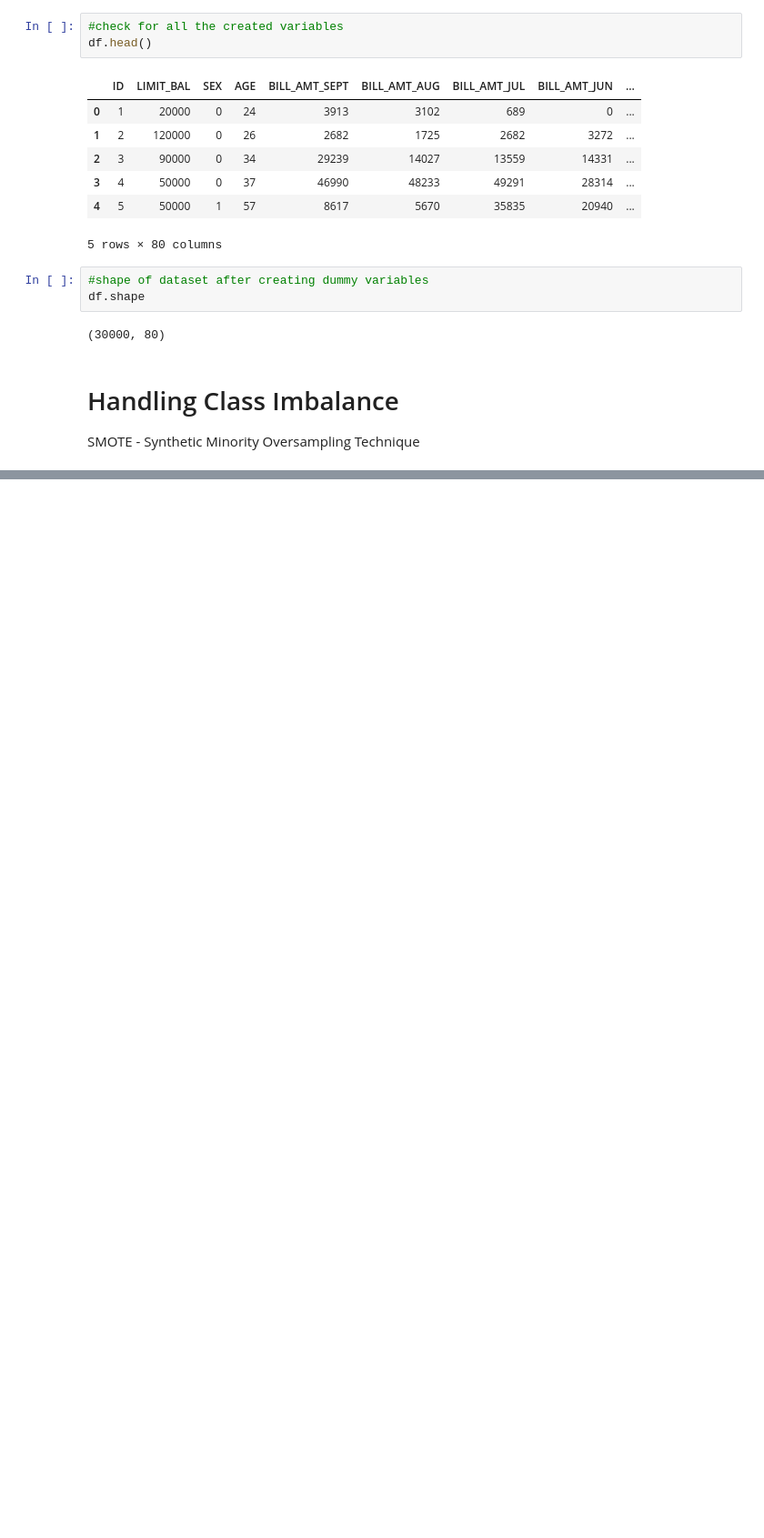
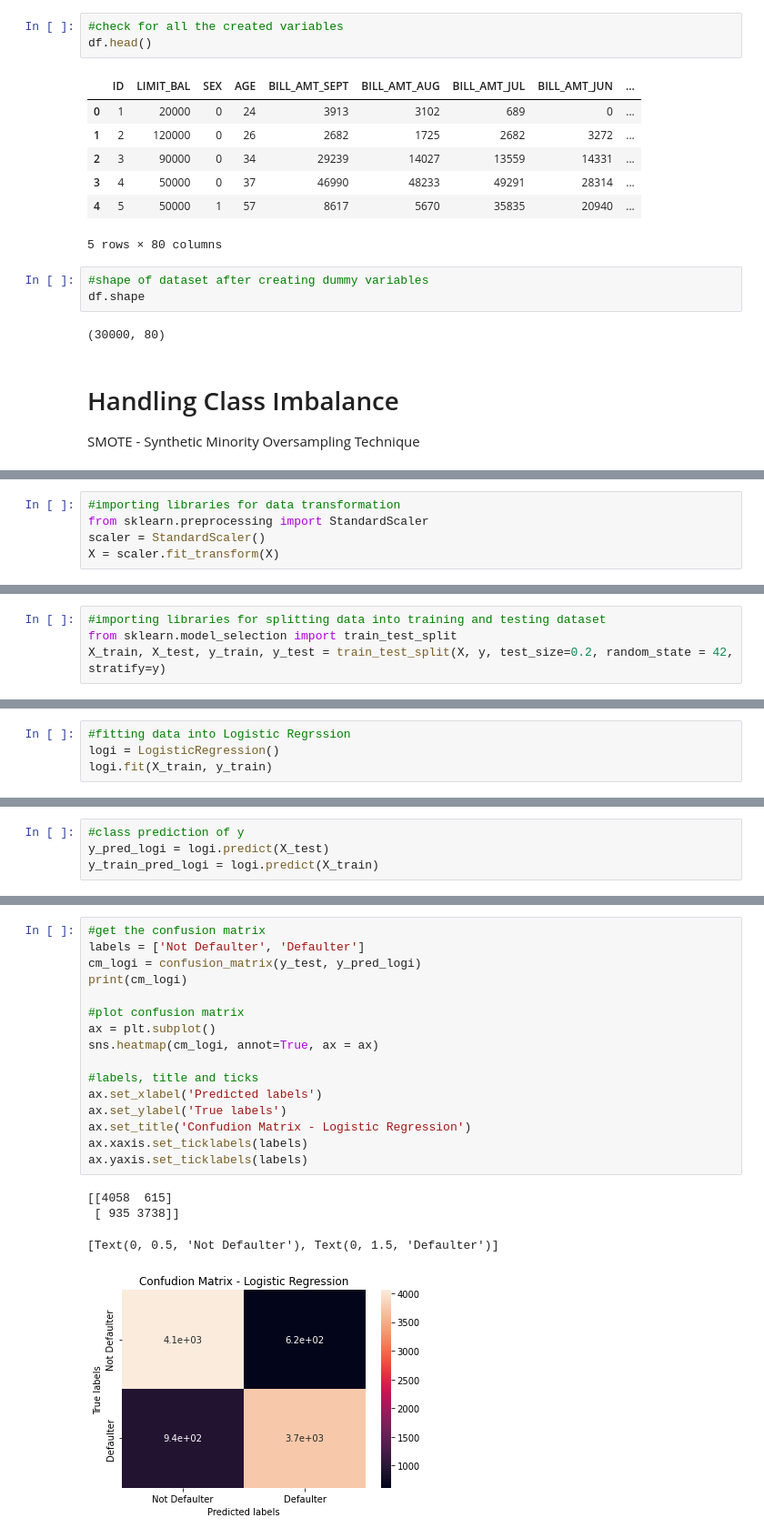
Before and after one commit to AkashK18/Credit-Card-Default-Prediction-ML-Classification, a Jupyter notebook: Credit_Card_Default_Prediction_ML_Classification.ipynb, the cells around one changed output, grey strips where cells are left out. Shown at 91% size. Drawn from its saved outputs; the diff is of its cells as text; blank space fills up the shorter version.

```diff
--- a/Credit_Card_Default_Prediction_ML_Classification.ipynb
+++ b/Credit_Card_Default_Prediction_ML_Classification.ipynb
@@ -457,0 +547,5 @@ SMOTE - Synthetic Minority Oversampling Technique
+# %%
+#importing libraries for data transformation
+from sklearn.preprocessing import StandardScaler
+scaler = StandardScaler()
+X = scaler.fit_transform(X)
@@ -457,0 +554,4 @@ SMOTE - Synthetic Minority Oversampling Technique
+# %%
+#importing libraries for splitting data into training and testing dataset
+from sklearn.model_selection import train_test_split
+X_train, X_test, y_train, y_test = train_test_split(X, y, test_size=0.2, random_state = 42, stratify=y)
@@ -457,0 +573,4 @@ SMOTE - Synthetic Minority Oversampling Technique
+# %%
+#fitting data into Logistic Regrssion
+logi = LogisticRegression()
+logi.fit(X_train, y_train)
@@ -457,0 +579,4 @@ SMOTE - Synthetic Minority Oversampling Technique
+# %%
+#class prediction of y
+y_pred_logi = logi.predict(X_test)
+y_train_pred_logi = logi.predict(X_train)
@@ -457,0 +605,21 @@ SMOTE - Synthetic Minority Oversampling Technique
+# %%
+#get the confusion matrix
+labels = ['Not Defaulter', 'Defaulter']
+cm_logi = confusion_matrix(y_test, y_pred_logi)
+print(cm_logi)
+
+#plot confusion matrix
+ax = plt.subplot()
+sns.heatmap(cm_logi, annot=True, ax = ax)
+
+#labels, title and ticks
+ax.set_xlabel('Predicted labels')
+ax.set_ylabel('True labels')
+ax.set_title('Confudion Matrix - Logistic Regression')
+ax.xaxis.set_ticklabels(labels)
+ax.yaxis.set_ticklabels(labels)
+# %% [output]
+[[4058  615]
+ [ 935 3738]]
+[Text(0, 0.5, 'Not Defaulter'), Text(0, 1.5, 'Defaulter')]
+[figure, added]
```
Also changed, not shown: parts of 42 cells of this notebook.
